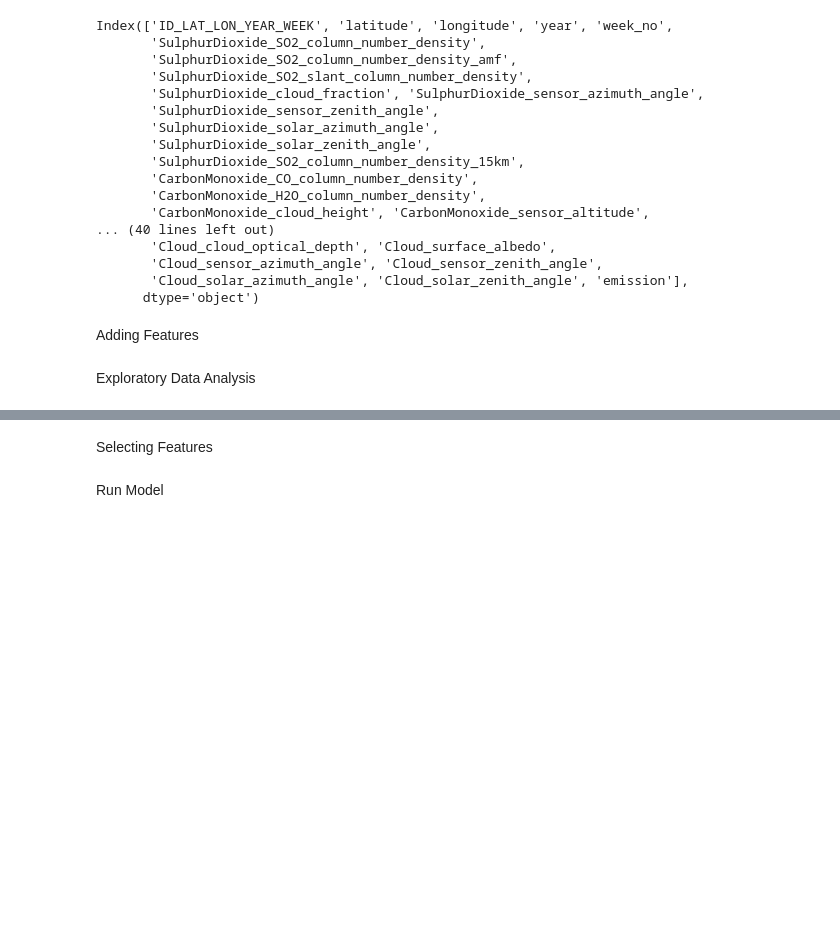
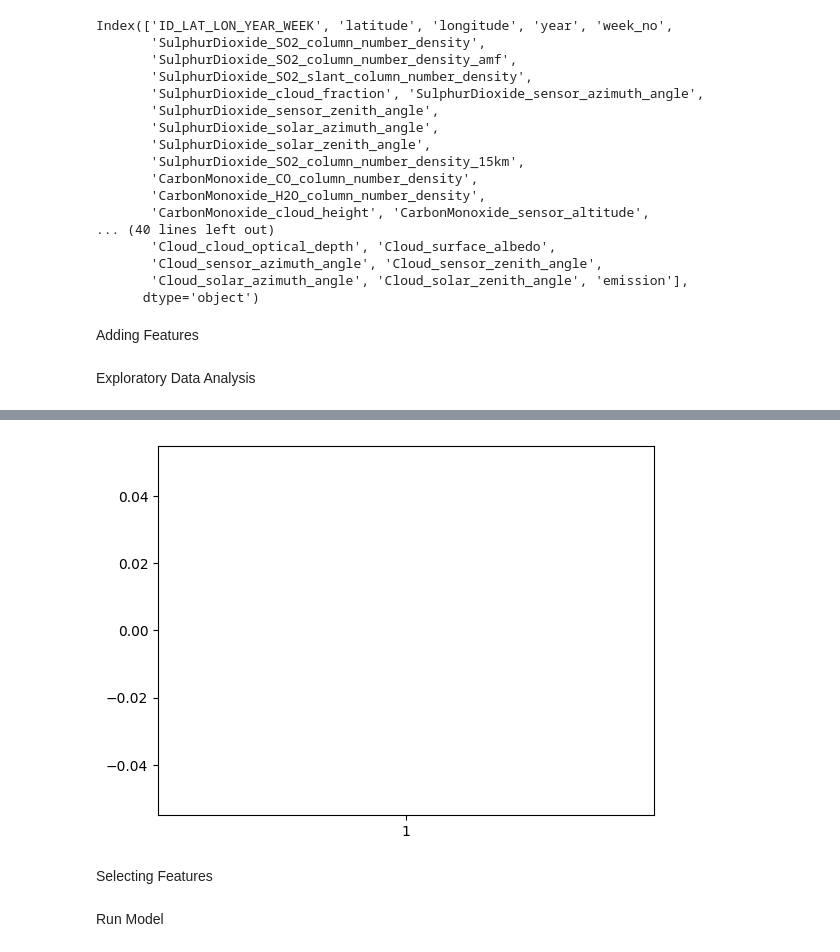
Before and after one commit to Hawkety77/RwandaCarbonEmissions, a Jupyter notebook: main.ipynb, the cells around one changed output, grey strips where cells are left out. Drawn from its saved outputs; the diff is of its cells as text; code cells hidden in the pictures; blank space fills up the shorter version.

```diff
--- a/main.ipynb
+++ b/main.ipynb
@@ -100,3 +100,10 @@ plt.show()
+# %%
+plt.figure()
+df_b = df['SulphurDioxide_SO2_column_number_density_15km']
+plt.boxplot(df_b)
+plt.show()
+# %% [output]
+[figure, added]
 # %% [markdown]
 Selecting Features
 # %%
```
Also changed, not shown: parts of 2 cells of this notebook.
